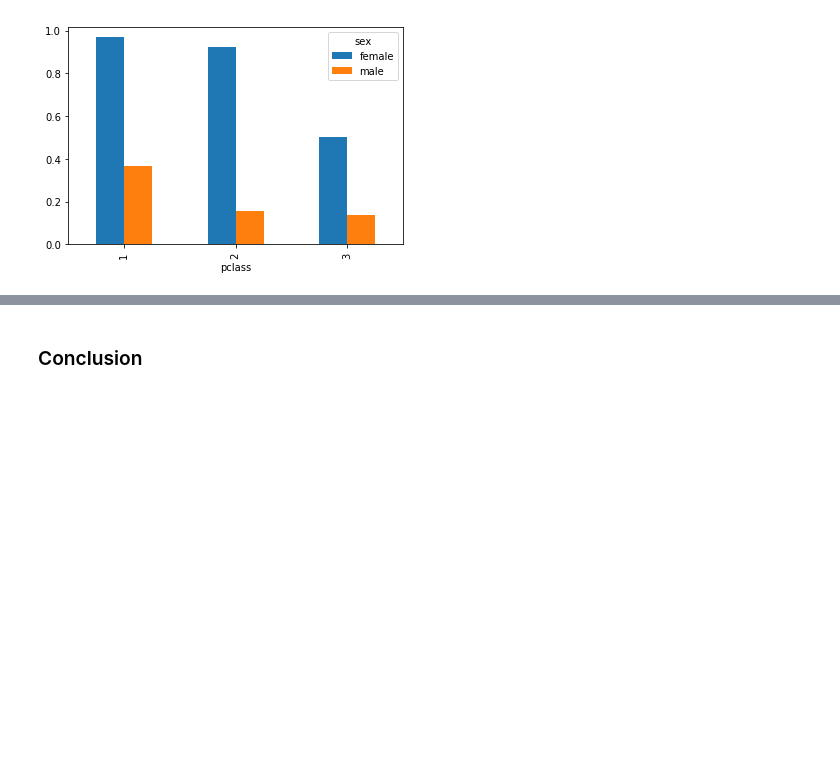
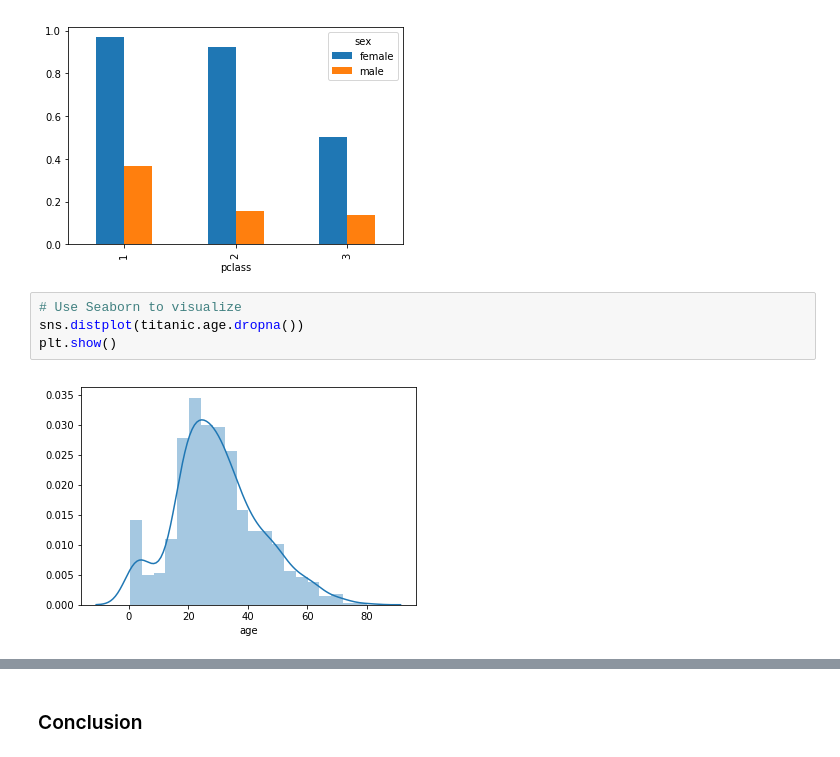
Before and after one commit to georgeliu1998/dand, a Jupyter notebook: P2/p2.ipynb, the cells around one changed output, grey strips where cells are left out. Saved outputs shown, nothing was run; the diff lists cells and outputs as text; blank space fills up the shorter version.

Commit message:
Add Seaborn plots

```diff
--- a/P2/p2.ipynb
+++ b/P2/p2.ipynb
@@ -205,3 +208,9 @@ titanic.groupby(['pclass', 'sex'])['survived'].agg('mean').unstack().plot(kind='
 # %% [output]
 <matplotlib.axes._subplots.AxesSubplot at 0x...>
 [figure]
+# %%
+# Use Seaborn to visualize
+sns.distplot(titanic.age.dropna())
+plt.show()
+# %% [output]
+[figure, added]
```
Also changed, not shown: parts of 6 cells of this notebook.
